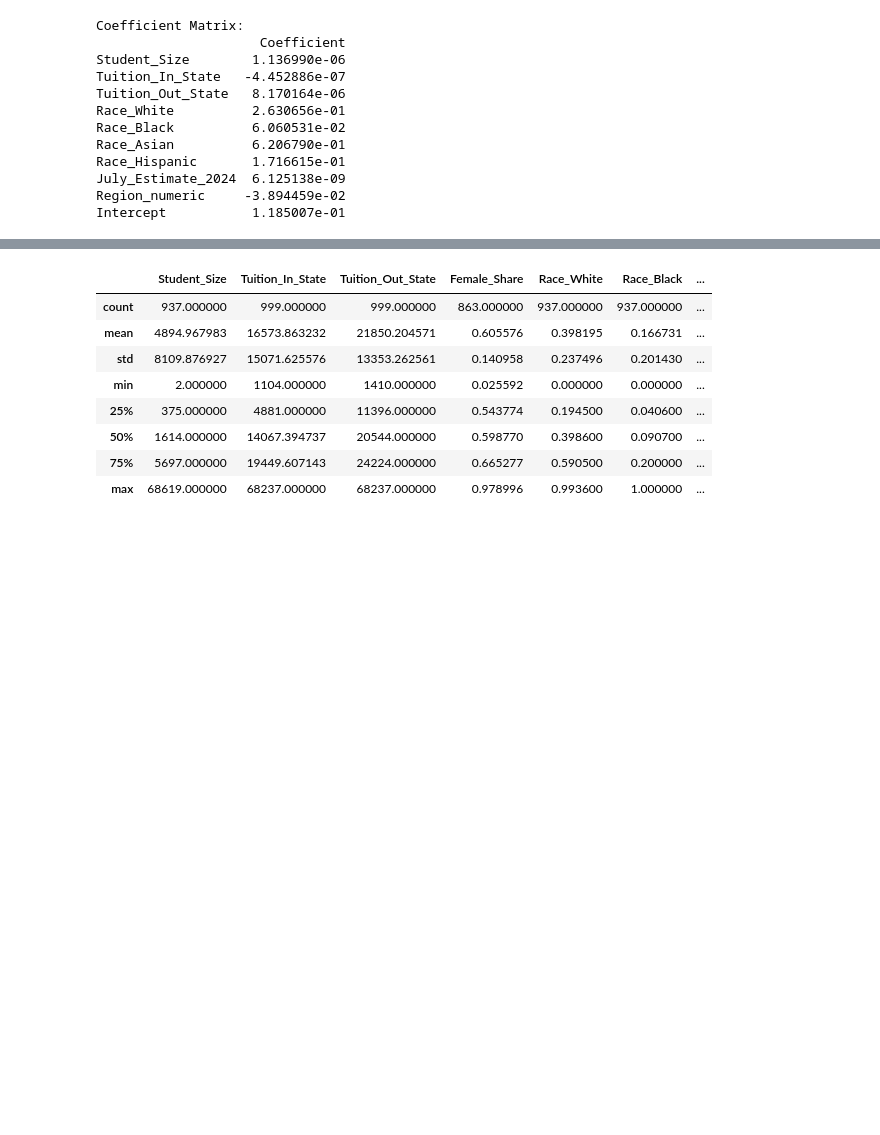
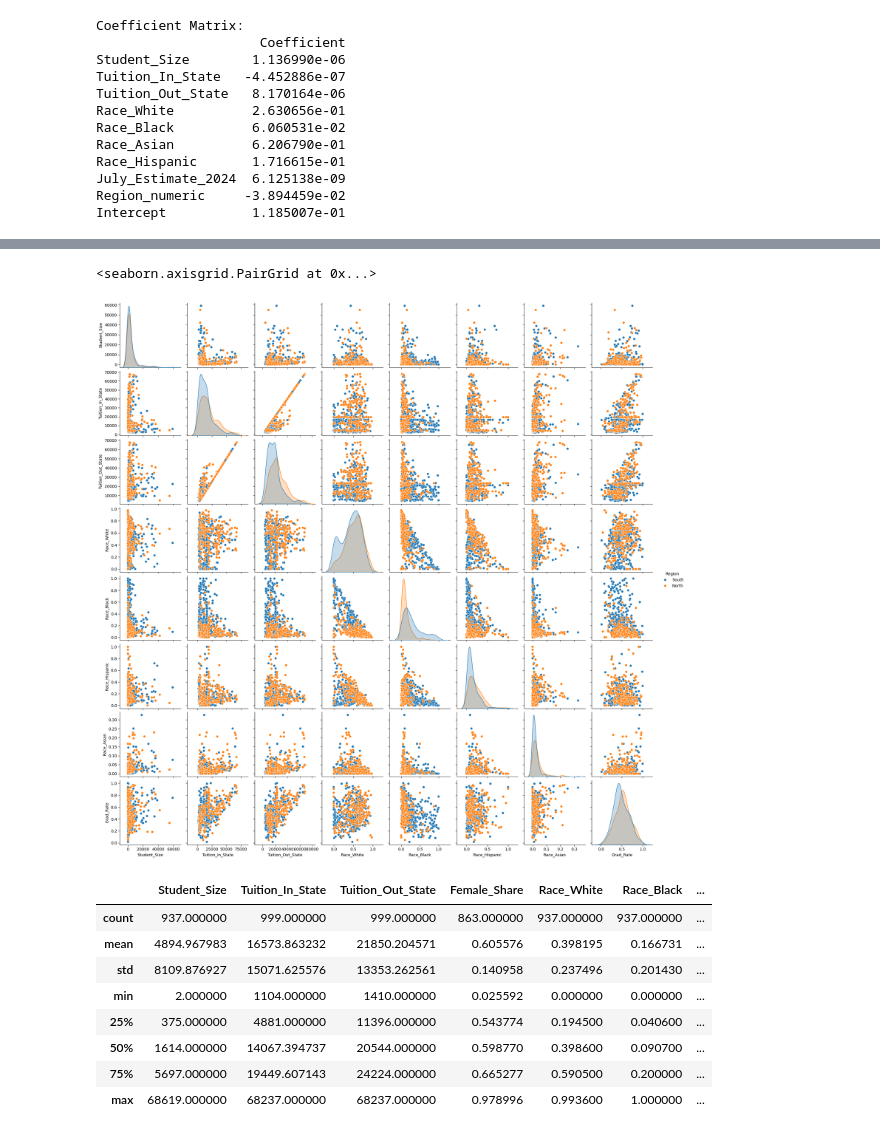
Before and after one commit to JNSREB2023/Data_Blog, a Jupyter notebook: EDA.ipynb, the cells around one changed output, grey strips where cells are left out. Saved outputs shown, nothing was run; the diff lists cells and outputs as text; code cells hidden in the pictures; blank space fills up the shorter version.

```diff
--- a/EDA.ipynb
+++ b/EDA.ipynb
@@ -271,3 +271,15 @@ sns.pairplot(data[['Student_Size', 'Tuition_In_State', 'Tuition_Out_State', 'Rac
+# %%
+#  8   Race_AIAN           536 non-null    float64
+#  9   Race_NHPI           536 non-null    float64
+#  10  Race_Two_Or_More
+
+cols_drop = ['Female_Share', 'School_Name', 'City', 'State', 'id', 'July_Estimate_2024', 'Region_numeric', 'Race_AIAN', 'Race_NHPI'
+, 'Race_Two_Or_More']
+dropped_cols = data.drop(cols_drop, axis=1)
+sns.pairplot(dropped_cols, hue = "Region")
+# %% [output]
+<seaborn.axisgrid.PairGrid at 0x...>
+[figure, added]
 # %%
 data.describe()
 # %% [output]
```
Also changed, not shown: parts of 8 cells of this notebook, 21 other files.
